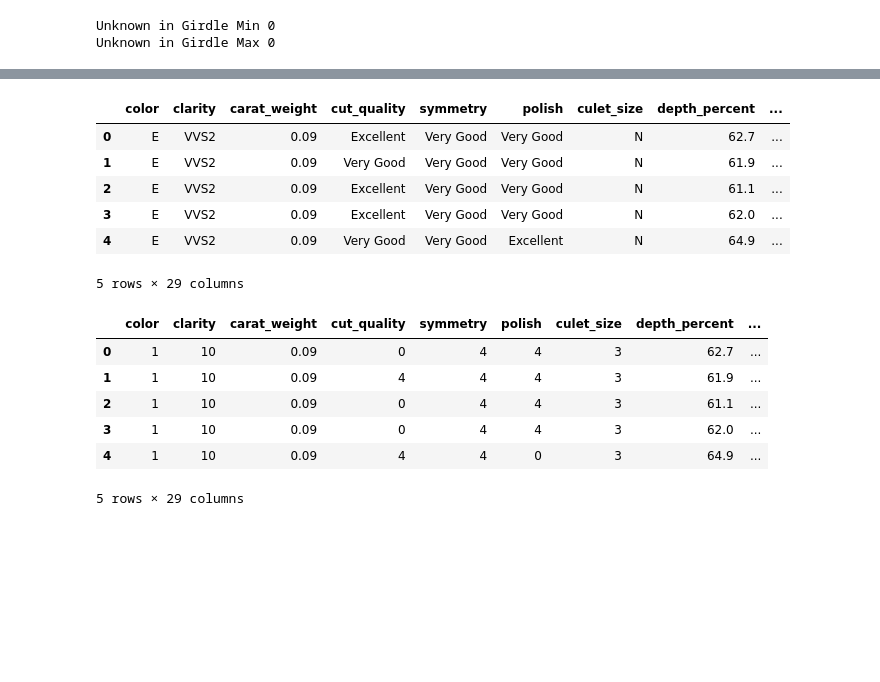
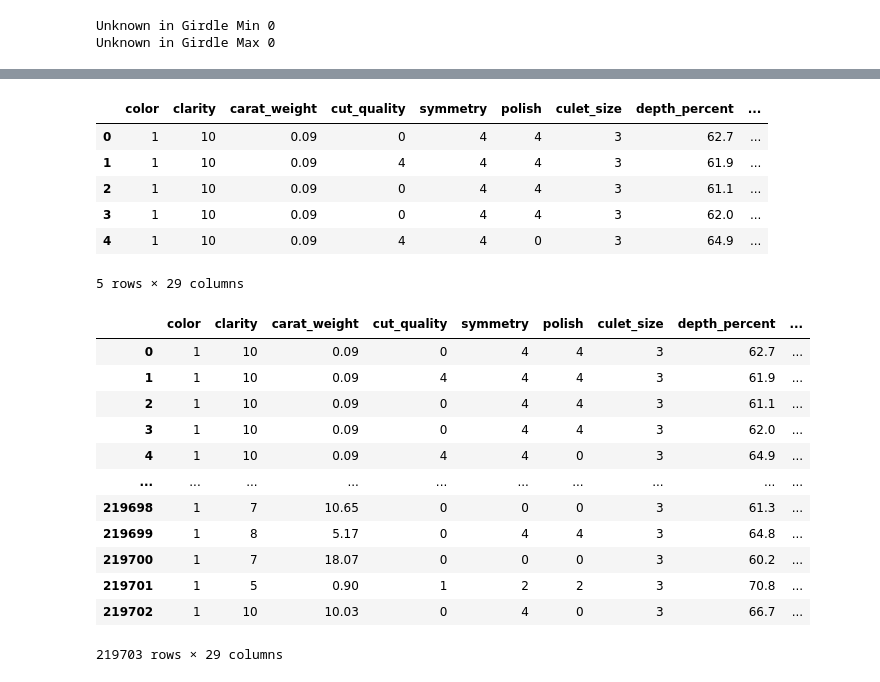
Before and after one commit to Virajprajapati22/Data-Mining-Project1, a Jupyter notebook: file-main.ipynb, the cells around one changed output, grey strips where cells are left out. Drawn from its saved outputs; the diff is of its cells as text; code cells hidden in the pictures; blank space fills up the shorter version.

```diff
--- a/file-main.ipynb
+++ b/file-main.ipynb
@@ -242,22 +285,23 @@ temp_df
 # for nominal attributes we use one-hot encoding
 # for ordinal attributes we use label encoding
 
-
+nominal_features = ['cut', 'lab']
 # below is the one-hot encoding
-temp_df = pd.get_dummies(temp_df, columns=['cut', 'lab'], prefix=["cut", "lab"])
+temp_df = pd.get_dummies(temp_df, columns=nominal_features, prefix=["cut", "lab"])
 
 temp_df.head()
 # %% [output]
 |  | color | clarity | carat_weight | cut_quality | symmetry | polish | culet_size | depth_percent | ... |
-| 0 | E | VVS2 | 0.09 | Excellent | Very Good | Very Good | N | 62.7 | ... |
-| 1 | E | VVS2 | 0.09 | Very Good | Very Good | Very Good | N | 61.9 | ... |
-| 2 | E | VVS2 | 0.09 | Excellent | Very Good | Very Good | N | 61.1 | ... |
-| 3 | E | VVS2 | 0.09 | Excellent | Very Good | Very Good | N | 62.0 | ... |
-| 4 | E | VVS2 | 0.09 | Very Good | Very Good | Excellent | N | 64.9 | ... |
+| 0 | 1 | 10 | 0.09 | 0 | 4 | 4 | 3 | 62.7 | ... |
+| 1 | 1 | 10 | 0.09 | 4 | 4 | 4 | 3 | 61.9 | ... |
+| 2 | 1 | 10 | 0.09 | 0 | 4 | 4 | 3 | 61.1 | ... |
+| 3 | 1 | 10 | 0.09 | 0 | 4 | 4 | 3 | 62.0 | ... |
+| 4 | 1 | 10 | 0.09 | 4 | 4 | 0 | 3 | 64.9 | ... |
 5 rows × 29 columns
 # %%
 # below is the label encoding for the ordinal attributes
 features_to_encode = ['color', 'clarity', 'cut_quality','symmetry', 'polish', 'culet_size', 'girdle_min', 'girdle_max']
+
 
 # Initialize the LabelEncoder
 label_encoder = LabelEncoder()
@@ -265,16 +309,22 @@ label_encoder = LabelEncoder()
 # Loop through the selected features and apply label encoding
 for feature in features_to_encode:
     temp_df[feature] = label_encoder.fit_transform(temp_df[feature])
-
-temp_df.head()
-# %% [output]
-|  | color | clarity | carat_weight | cut_quality | symmetry | polish | culet_size | depth_percent | ... |
-| 0 | 1 | 10 | 0.09 | 0 | 4 | 4 | 3 | 62.7 | ... |
-| 1 | 1 | 10 | 0.09 | 4 | 4 | 4 | 3 | 61.9 | ... |
-| 2 | 1 | 10 | 0.09 | 0 | 4 | 4 | 3 | 61.1 | ... |
-| 3 | 1 | 10 | 0.09 | 0 | 4 | 4 | 3 | 62.0 | ... |
-| 4 | 1 | 10 | 0.09 | 4 | 4 | 0 | 3 | 64.9 | ... |
-5 rows × 29 columns
+# %%
+temp_df
+# %% [output]
+|  | color | clarity | carat_weight | cut_quality | symmetry | polish | culet_size | depth_percent | ... |
+| 0 | 1 | 10 | 0.09 | 0 | 4 | 4 | 3 | 62.7 | ... |
+| 1 | 1 | 10 | 0.09 | 4 | 4 | 4 | 3 | 61.9 | ... |
+| 2 | 1 | 10 | 0.09 | 0 | 4 | 4 | 3 | 61.1 | ... |
+| 3 | 1 | 10 | 0.09 | 0 | 4 | 4 | 3 | 62.0 | ... |
+| 4 | 1 | 10 | 0.09 | 4 | 4 | 0 | 3 | 64.9 | ... |
+| ... | ... | ... | ... | ... | ... | ... | ... | ... | ... |
+| 219698 | 1 | 7 | 10.65 | 0 | 0 | 0 | 3 | 61.3 | ... |
+| 219699 | 1 | 8 | 5.17 | 0 | 4 | 4 | 3 | 64.8 | ... |
+| 219700 | 1 | 7 | 18.07 | 0 | 0 | 0 | 3 | 60.2 | ... |
+| 219701 | 1 | 5 | 0.90 | 1 | 2 | 2 | 3 | 70.8 | ... |
+| 219702 | 1 | 10 | 10.03 | 0 | 4 | 0 | 3 | 66.7 | ... |
+219703 rows × 29 columns
 # %%
 temp_df.describe()
 # %% [output]
```
Also changed, not shown: parts of 17 cells of this notebook.
